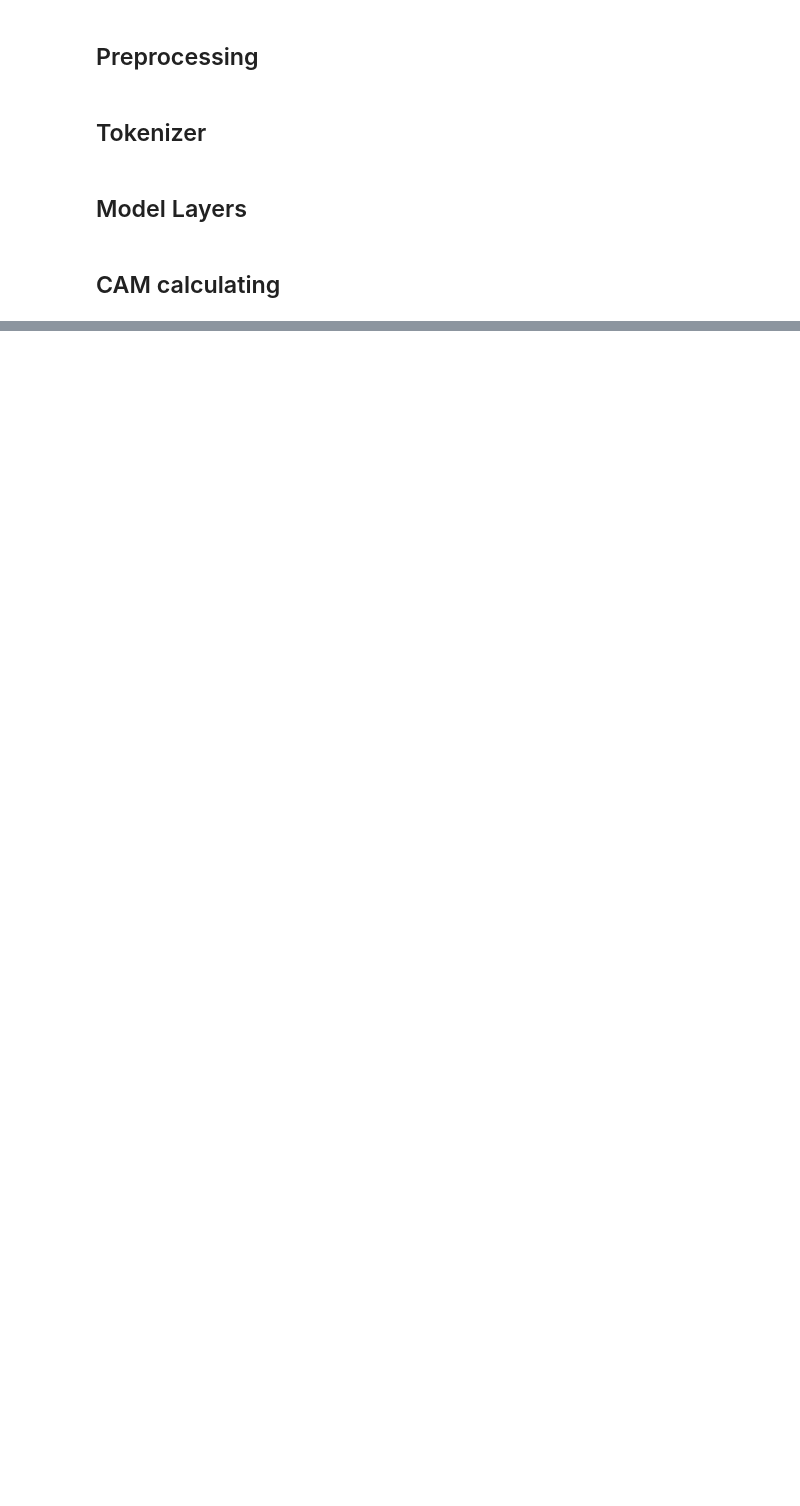
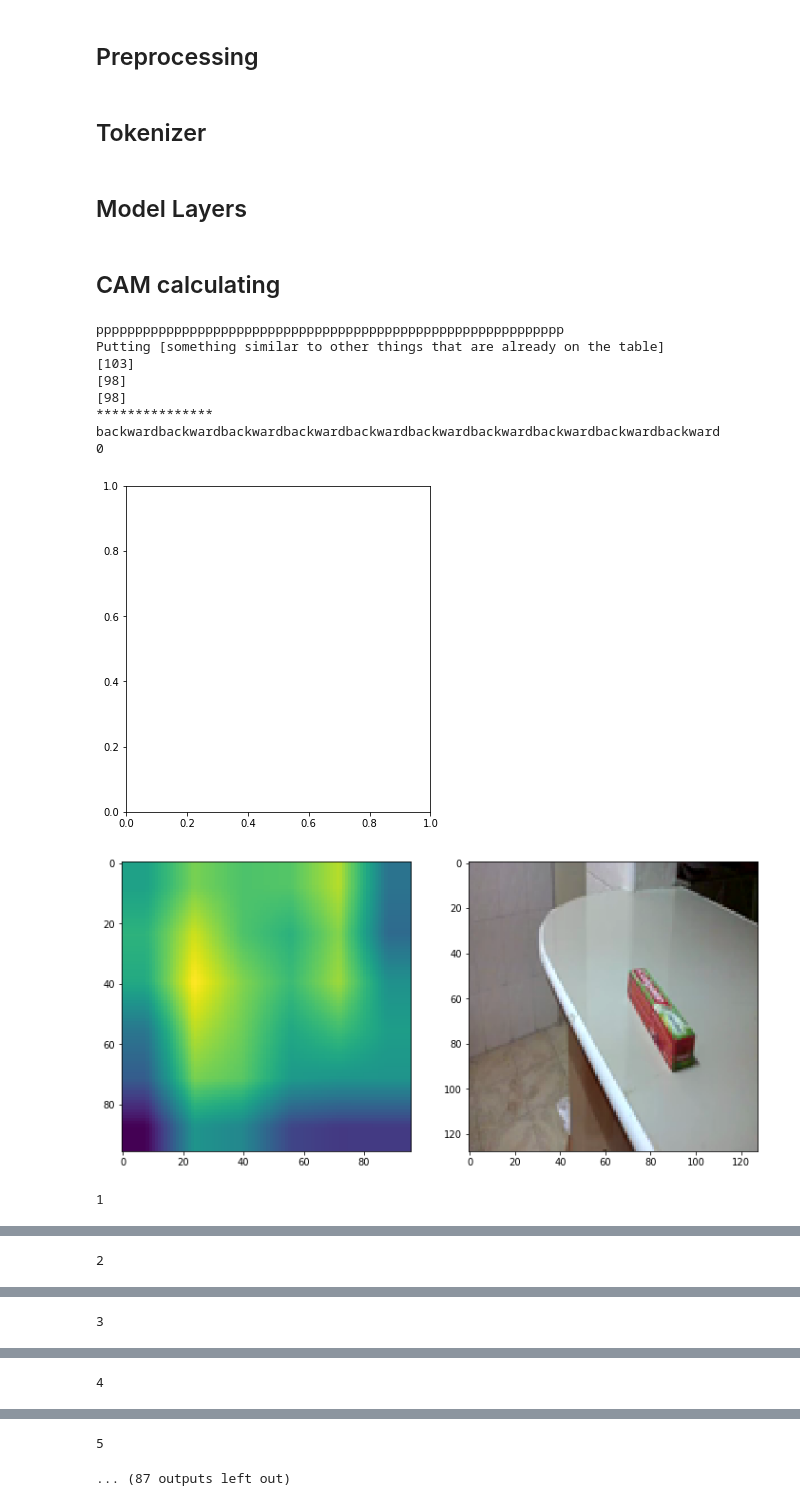
Before and after one commit to fmahdisoltani/Task-Granularity-for-Transfer-Learning, a Jupyter notebook: Demos/Classif_GRAD_CAM.ipynb, the cells around one changed output, grey strips where cells are left out. Saved outputs shown, nothing was run; the diff lists cells and outputs as text; code cells hidden in the pictures; blank space fills up the shorter version.

Commit message:
Update classif grad cam

```diff
--- a/Demos/Classif_GRAD_CAM.ipynb
+++ b/Demos/Classif_GRAD_CAM.ipynb
@@ -213,7 +213,7 @@ from ptcap.model.decoders import LSTMDecoder, CoupledLSTMDecoder
 net = EncoderDecoder(
         encoder=TwoStreamEncoder,
         decoder=CoupledLSTMDecoder,
-        encoder_kwargs={"encoder_output_size": 1024,"c2d_out_ch": 32,
+        encoder_kwargs={"encoder_output_size": 1024,"c2d_out_ch": 0,
                    "c3d_out_ch": 32, "rnn_output_size":1024},#, "pretrained_path": "/home/farzaneh/PycharmProjects/pretrained_nets/fully_conv_net_on_smtsmt_20170627/model.checkpoint"},
         decoder_kwargs={"embedding_size": 256, "hidden_size": 1024, "num_lstm_layers": 2,
         "vocab_size": 2728, "num_step" :17, "fc_size":1024},
@@ -222,6 +224,6 @@ net = DataParallelWrapper(net, device_ids=[0]).cuda(0)
 # %%
 # path = '/home/farzaneh/PycharmProjects/pytorch-captioning/results/clapnet_balanced_tokens/'
-path = '/home/farzaneh/PycharmProjects/pytorch-captioning/results/ECCV/v2_gulp160_two_stream_c2_32_c3_32_labels_cutoff5_cassif1_cap0/'
+path = '/home/farzaneh/PycharmProjects/pytorch-captioning/results/ECCV/v2_gulp160_two_stream_c2_0_c3_32_labels_cutoff5_classif1_cap0/'
 
 checkpoint = torch.load(path + '/model.best')
 
@@ -327,9 +333,10 @@ def run_model2(net, video):
 
 #     c3d2 = net.module.encoder.c3d_extractor.extract_features(video)
     ###########################################################################################
-    c2d2 = net.module.encoder.c2d_extractor.extract_features(video)
+#     c2d2 = net.module.encoder.c3d_extractor.extract_features(video)
 
-    h2 = torch.cat([c2d2, c3d2 ], 2)
+#     h2 = torch.cat([c2d2, c3d2 ], 2)
+    h2 = torch.cat([c3d2], 2)
 
     #net.module.encoder.lstm.flatten_parameters()
     lstm_outputs2, _ = net.module.encoder.lstm(h2)
@@ -338,12 +345,12 @@ def run_model2(net, video):
         #h = net.module.encoder.extract_features(video)
     net_classif_output2 = net.module.predict_from_encoder_features(oo)
 
-    return net_classif_output2,h2, lstm_outputs2, c2d2, c3d2, layer_feats, gradients
+    return net_classif_output2,layer_feats, gradients
 # %%
 def run_model(net, input_tuple ):
     video, caption = input_tuple
-    probs, classif_probs1, h1, lstm_outputs1, c2d1, c3d1 = net((video, caption), False)
-    return classif_probs1, h1, lstm_outputs1, c2d1, c3d1
+    probs, classif_probs1 = net((video, caption), False)
+    return classif_probs1
 # %% [markdown]
 ## CAM calculating
 # %%
@@ -371,6 +403,8 @@ def calc_cam(net, net_output, layer_feats, target_index, vocab_size, gradients,
 # %%
 path_to_video, _, classif_label = next(path_gen)
+# path_to_video = '/data/20bn-something-something-v2/62082.webm'
 # path_to_video = '/data/20bn-something-something-v2/149631.webm'
+path_to_video = '/data/20bn-something-something-v2/51345.webm'
 
 # classif_label = 47
 
@@ -380,41 +414,59 @@ video = Variable(torch.from_numpy(video[None]), volatile=False).cuda()
 empty_caption = Variable(torch.zeros([1, 1]), volatile=True).long().cuda()
 
 
 vocab_size = 178
 
-
-
 all_cams = []
 
 
 target_index =  classif_label
 
 ##model
-net_output, h, lstm_out, c2d, c3d  = run_model(net, (video, empty_caption))
+net_output  = run_model(net, (video, empty_caption))
 _,predind  = torch.max(net_output, dim=1)
 print("pppppp"*10)
 
 
-net2_output, h2, lstm_out2, c2d2, c3d2, layer_feats, gradients = run_model2(net,video )
+net2_output, layer_feats, gradients = run_model2(net,video )
 _, goh2 = torch.max(net2_output , dim=1)
-cam = calc_cam(net, net2_output, layer_feats, target_index, vocab_size, gradients, 0)
 
 
 print(int2label[classif_label])
 print( [classif_label])
 print( [predind.data.cpu().numpy()[0]])
 print( [goh2.data.cpu().numpy()[0]])
 print("*"*15)
+cam = calc_cam(net, net2_output, layer_feats, target_index, vocab_size, gradients, frame_number=-7)
 
-for gg in range(1,video_uint8.shape[0], 2):
+
+for ff in range(0,video_uint8.shape[0]):
+    print(ff)
+
     plt.figure(figsize=(12, 6))
     plt.subplot(1, 2, 1)
-    single_cam = cam[gg]
-    single_cam = cv2.resize(single_cam, (224, 224))
-    single_cam = single_cam - np.min(single_cam)
-    single_cam = single_cam / np.max(single_cam)
+    single_cam = cam[ff,:,:]
+    single_cam = cv2.resize(single_cam, (96, 96))
+    single_cam = single_cam - np.min(cam)
+    single_cam = single_cam / np.max(cam)
+    if (ff==0):
+        prev_cam = single_cam
+    single_cam = prev_cam*0.2 + single_cam*0.8
+    prev_cam = single_cam
+
     plt.imshow(single_cam)
     plt.subplot(1, 2, 2)
-    plt.imshow(video_uint8[gg])
+    plt.imshow(video_uint8[ff])
     plt.show()
     all_cams.append(single_cam)
+# %% [output]
+pppppppppppppppppppppppppppppppppppppppppppppppppppppppppppp
+Putting [something similar to other things that are already on the table]
+[103]
+[98]
+[98]
+***************
+backwardbackwardbackwardbackwardbackwardbackwardbackwardbackwardbackwardbackward
+0
+[figure, added]
+[figure, added]
+1
@@ -420,0 +474 @@ for gg in range(1,video_uint8.shape[0], 2):
+2
@@ -420,0 +476 @@ for gg in range(1,video_uint8.shape[0], 2):
+3
@@ -420,0 +478 @@ for gg in range(1,video_uint8.shape[0], 2):
+4
@@ -420,0 +480,2 @@ for gg in range(1,video_uint8.shape[0], 2):
+5
+... (87 outputs left out)
```
Also changed, not shown: parts of 10 cells of this notebook.
